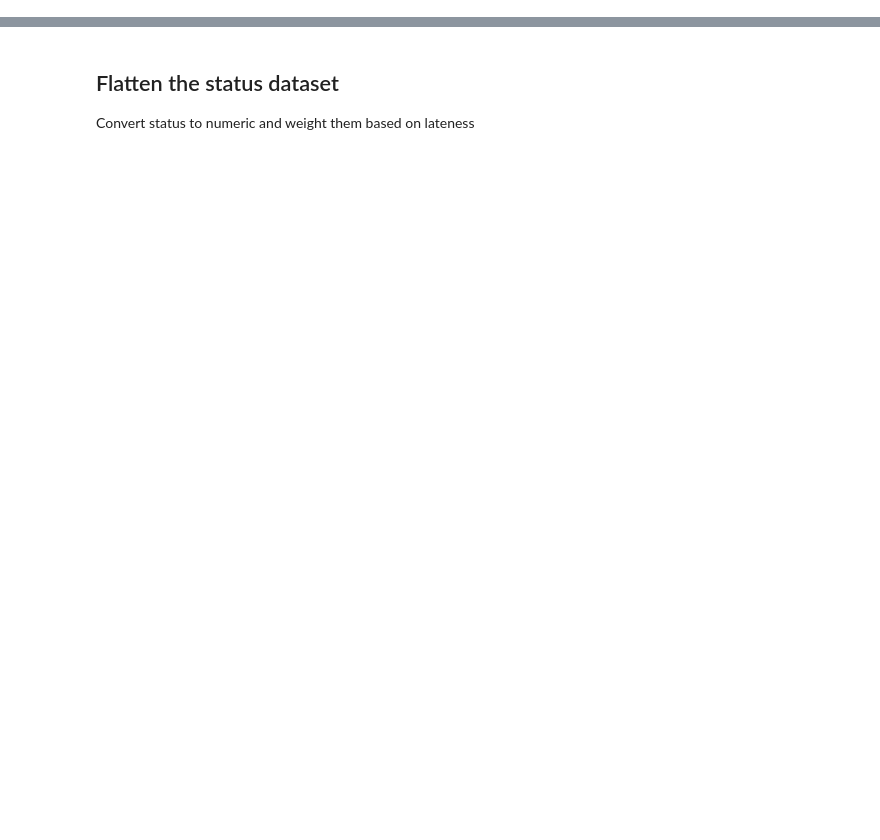
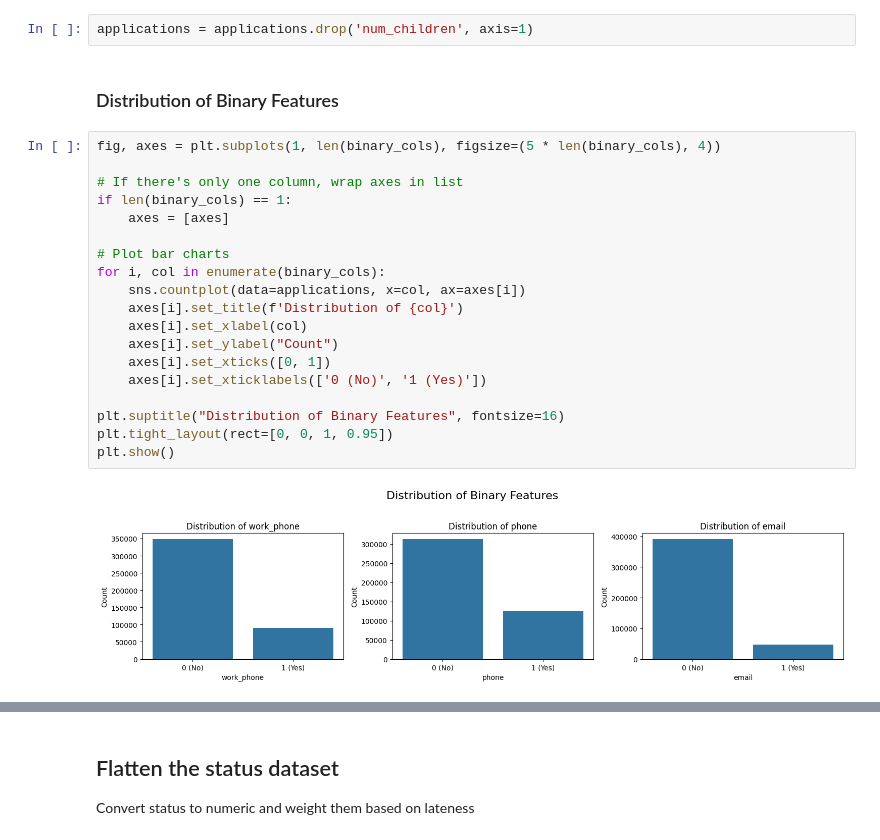
Before and after one commit to ashleytoh/cs3244-project-group-23, a Jupyter notebook: EDA/EDA.ipynb, the cells around one changed output, grey strips where cells are left out. Saved outputs shown, nothing was run; the diff lists cells and outputs as text; blank space fills up the shorter version.

```diff
--- a/EDA/EDA.ipynb
+++ b/EDA/EDA.ipynb
@@ -194,0 +52,25 @@ applications.head()
+# %%
+applications = applications.drop('num_children', axis=1)
+# %% [markdown]
+### Distribution of Binary Features
+# %%
+fig, axes = plt.subplots(1, len(binary_cols), figsize=(5 * len(binary_cols), 4))
+
+# If there's only one column, wrap axes in list
+if len(binary_cols) == 1:
+    axes = [axes]
+
+# Plot bar charts
+for i, col in enumerate(binary_cols):
+    sns.countplot(data=applications, x=col, ax=axes[i])
+    axes[i].set_title(f'Distribution of {col}')
+    axes[i].set_xlabel(col)
+    axes[i].set_ylabel("Count")
+    axes[i].set_xticks([0, 1])
+    axes[i].set_xticklabels(['0 (No)', '1 (Yes)'])
+
+plt.suptitle("Distribution of Binary Features", fontsize=16)
+plt.tight_layout(rect=[0, 0, 1, 0.95])
+plt.show()
+# %% [output]
+[figure, added]
```
Also changed, not shown: parts of 40 cells of this notebook, 3 other files.
